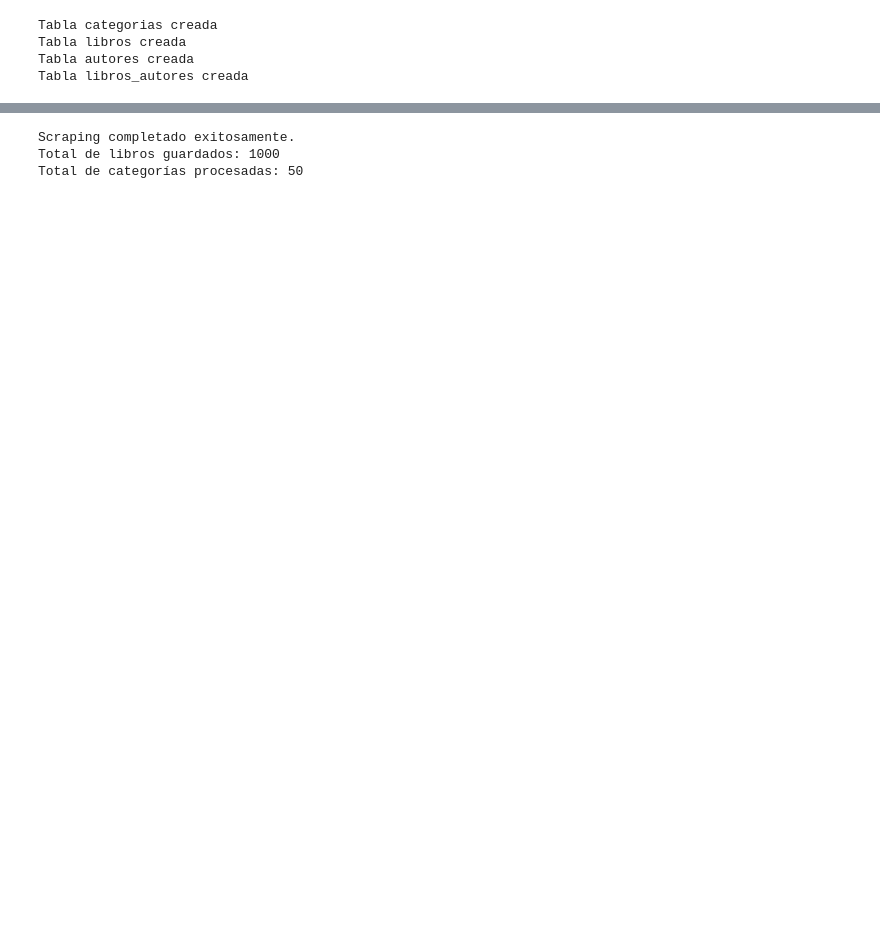
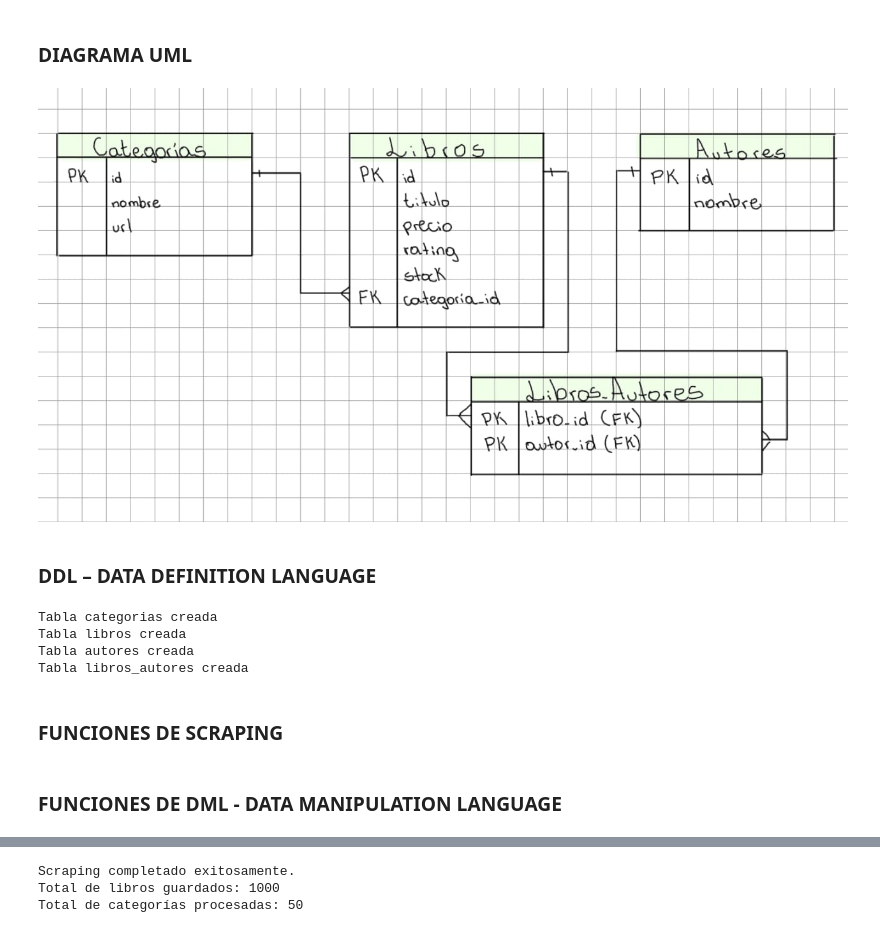
Before and after one commit to araortigoza/4_Consulta_Mortal_The_Huddle, a Jupyter notebook: consultamortal.ipynb, the cells around one changed output, grey strips where cells are left out. Saved outputs shown, nothing was run; the diff lists cells and outputs as text; code cells hidden in the pictures; blank space fills up the shorter version.

```diff
--- a/consultamortal.ipynb
+++ b/consultamortal.ipynb
@@ -1,3 +1,12 @@
+# %% [markdown]
+### DIAGRAMA UML
+# %%
+from IPython.display import Image, display
+display(Image(filename="Imagen/DiagramaUML.jpeg"))
+# %% [output]
+[figure, added]
+# %% [markdown]
+### DDL – DATA DEFINITION LANGUAGE
 # %%
 import sqlite3
 
@@ -56,6 +68,8 @@ Tabla categorias creada
 Tabla libros creada
 Tabla autores creada
 Tabla libros_autores creada
+# %% [markdown]
+### FUNCIONES DE SCRAPING
 # %%
 import requests
 from bs4 import BeautifulSoup
@@ -158,3 +185,5 @@ def buscar_autores_google(titulo):
     except:
         return ['Autor Desconocido']
+# %% [markdown]
+### FUNCIONES DE DML - DATA MANIPULATION LANGUAGE
 # %%
```
Also changed, not shown: parts of 15 cells of this notebook, 2 other files.
